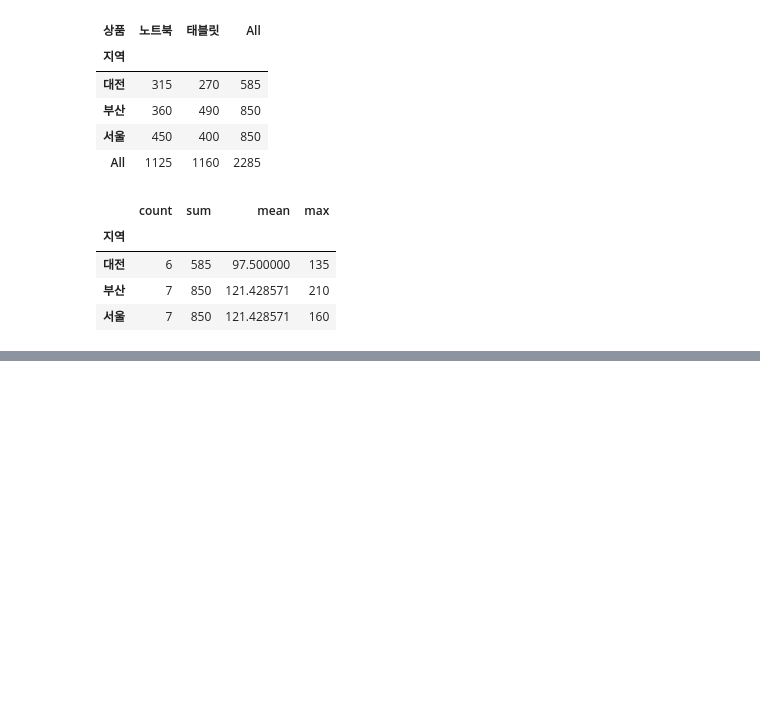
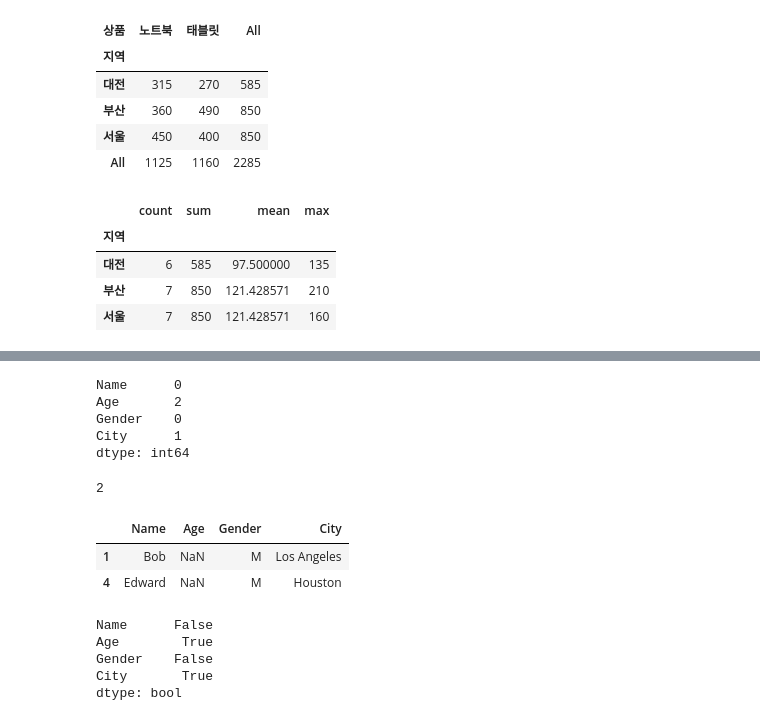
Before and after one commit to eunssoo/lecture26_pydata26, a Jupyter notebook: PYDATA26/pydata26_판다스데이터처리실습3_260922.ipynb, the cells around one changed output, grey strips where cells are left out. Drawn from its saved outputs; the diff is of its cells as text; code cells hidden in the pictures; blank space fills up the shorter version.

```diff
--- a/PYDATA26/pydata26_판다스데이터처리실습3_260922.ipynb
+++ b/PYDATA26/pydata26_판다스데이터처리실습3_260922.ipynb
@@ -817,0 +859,28 @@ sales_df.groupby(by='지역')['매출'].agg(['count', 'sum', 'mean', 'max'])
+# %%
+# isnull
+sample_df.isnull().sum()
+# %% [output]
+Name      0
+Age       2
+Gender    0
+City      1
+dtype: int64
+# %%
+# 결측치가 있는 데이터 확인
+# 'Age' 컬럼에 결측치가 있는지와 결측치 데이터 확인
+print(sample_df['Age'].isna().sum())
+sample_df[sample_df['Age'].isna()]
+# %% [output]
+2
+|  | Name | Age | Gender | City |
+| 1 | Bob | NaN | M | Los Angeles |
+| 4 | Edward | NaN | M | Houston |
+# %%
+# 어떤 컬럼에든 결측치가 있는 데이터의 갯수, 데이터 확인
+sample_df.isna().any()
+# %% [output]
+Name      False
+Age        True
+Gender    False
+City       True
+dtype: bool
```
Also changed, not shown: parts of 11 cells of this notebook.
